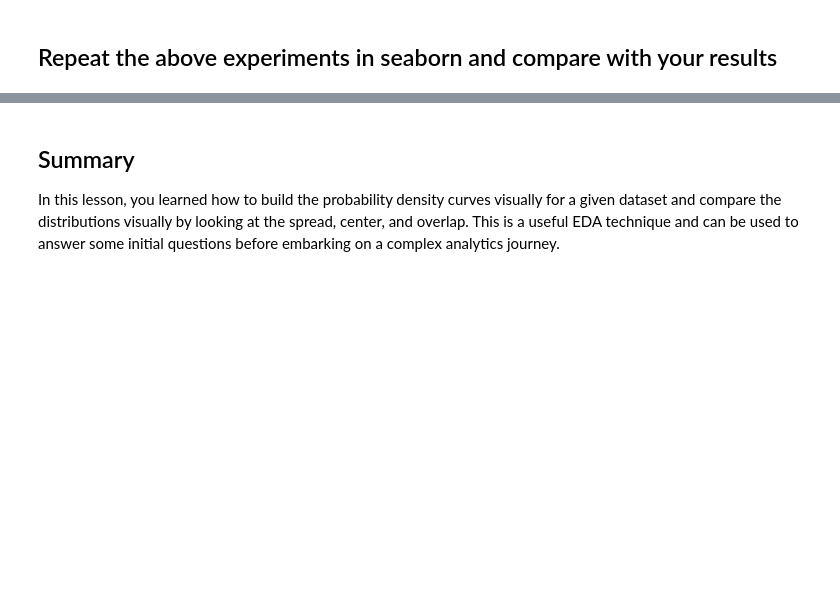
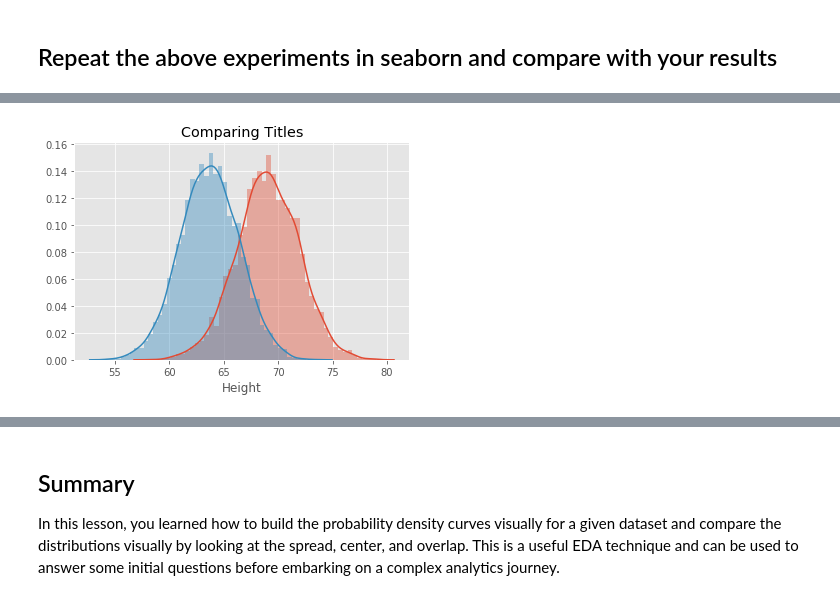
Before and after one commit to kagada01/probability-density-functions-lab-online-ds-sp-000, a Jupyter notebook: index.ipynb, the cells around one changed output, grey strips where cells are left out. Drawn from its saved outputs; the diff is of its cells as text; code cells hidden in the pictures; blank space fills up the shorter version.

```diff
--- a/index.ipynb
+++ b/index.ipynb
@@ -136,0 +143,8 @@ plt.legend()
+# %%
+import seaborn as sns
+sns.distplot(male_df.Height)
+sns.distplot(female_df.Height)
+plt.title('Comparing Titles')
+plt.show()
+# %% [output]
+[figure, added]
```
Also changed, not shown: parts of 7 cells of this notebook.
